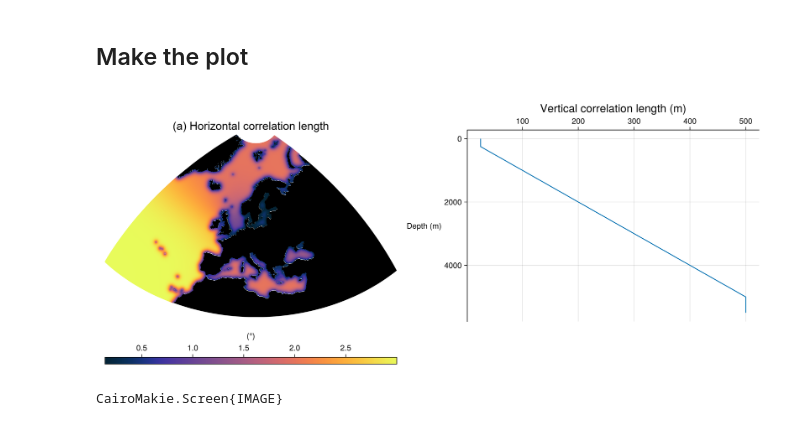
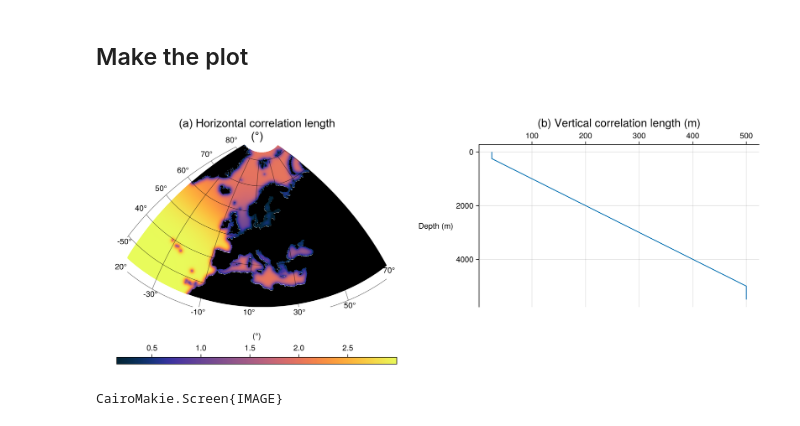
Before and after one commit to gher-uliege/EMODnet-Chemistry-GriddedMaps, a Jupyter notebook: src/plot_correlation_length.ipynb, the cells around one changed output. Cells and saved outputs as stored; diff of their text form; code cells hidden in the pictures.

```diff
--- a/src/plot_correlation_length.ipynb
+++ b/src/plot_correlation_length.ipynb
@@ -177,48 +48,36 @@ lenz = min.(max.(25.0, depthr ./ 10), 500.0);
 fig = Figure(size = (1200, 500))
 ga = GeoAxis(
     fig[1, 1],
-    title = "(a) Horizontal correlation length (°)",
+    title = "(a) Horizontal correlation length\n(°)",
     titlefont = "Arial",
     titlesize = 20,
     dest = "+proj=laea +lon_0=15 +lat_0=45",
     xticks = (-50:20.0:70),
     yticks = (20:10.0:85),
 )
-
-#=
-heatmap!(
-    ga,
-    lon_landsea,
-    lat_landsea,
-    landsea,
-    colormap = Reverse(:greys),
-    colorrange = [0, 2],
-    #shading = NoShading,
-)
-=#
 
 hm = heatmap!(ga, lonr, latr, CL, colormap = :thermal)
 Colorbar(fig[2, 1], hm, label = "(°)", labelrotation = 0, vertical = false)
 
 masklayer = contourf!(ga, xi, yi, mask, levels = [0.0, 0.0001], colormap = Reverse(:binary))
 
 xlims!(ga, lonr[1], lonr[end])
 ylims!(ga, latr[1], latr[end])
-hidedecorations!(ga)
+# hidedecorations!(ga)
 
 ax2 = Axis(
     fig[1, 2],
     xaxisposition = :top,
     xlabel = "(b) Vertical correlation length (m)",
     xlabelsize = 20,
     ylabel = "Depth (m)",
     ylabelrotation = 0,
     yreversed = true,
 )
 lines!(ax2, lenz, depthr)
 hidespines!(ax2, :b, :r)
-save(joinpath(figdir, "correlation_length.png"), fig)
+save(joinpath(figdir, "correlation_length.pdf"), fig)
 display(fig)
 # %% [output]
-[figure, old version]
+[figure, new version]
 CairoMakie.Screen{IMAGE}
```
Also changed, not shown: parts of 2 cells of this notebook, 5 other files.
